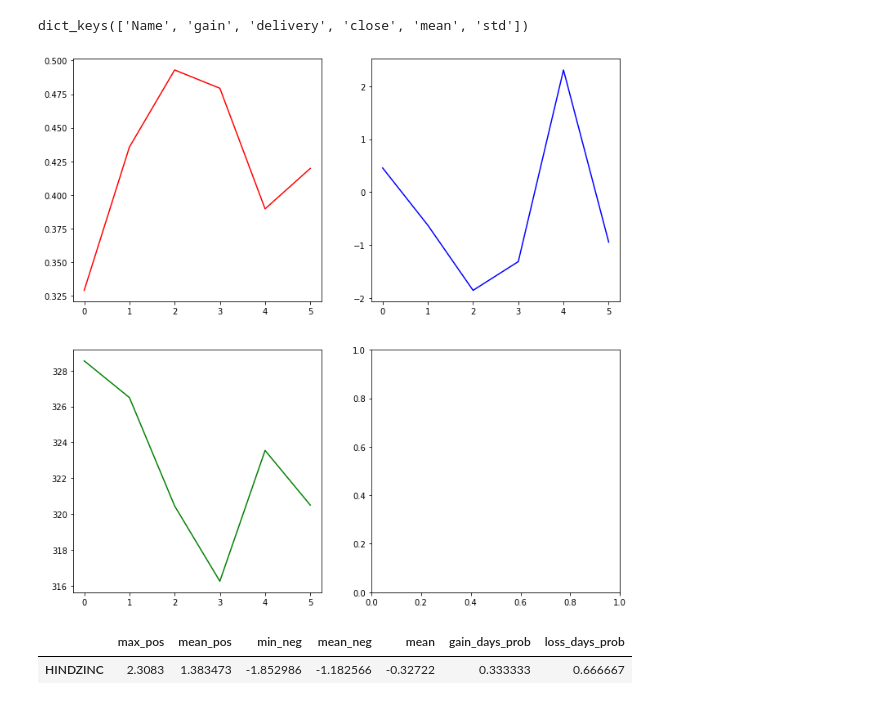
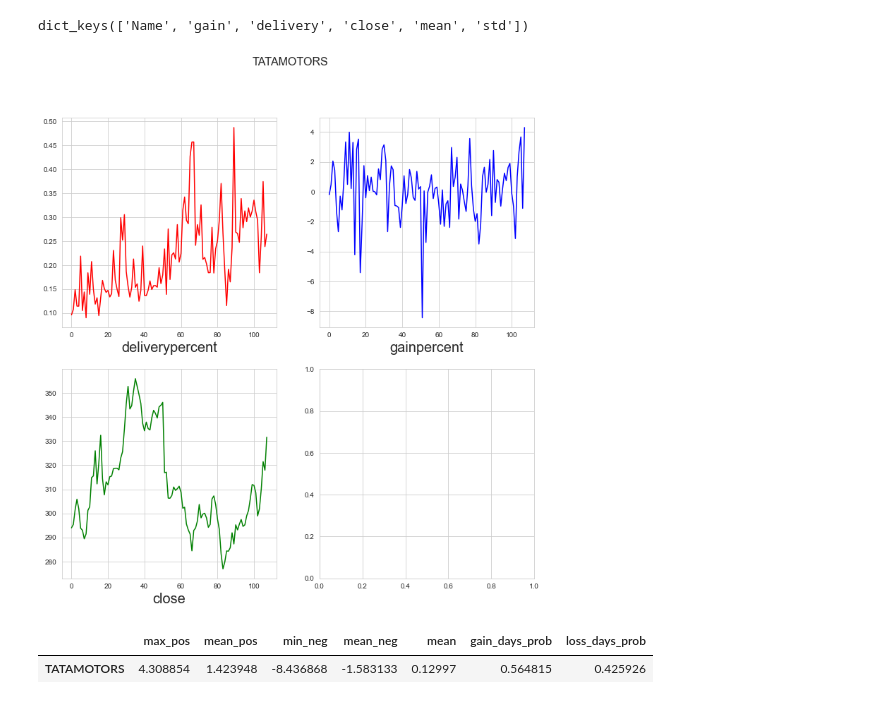
Before and after one commit to rahul21stcentury/StockMarketData, a Jupyter notebook: Analyse.ipynb, the cells around one changed output. Drawn from its saved outputs; the diff is of its cells as text; code cells hidden in the pictures.

Commit message:
Add files via upload
Reuploaded Analyse.ipynb

```diff
--- a/Analyse.ipynb
+++ b/Analyse.ipynb
@@ -14,5 +16,7 @@ stock_codes=list(all_stock_codes.keys())
 # %%
-#stock_codes=['RAJESHEXPO','NITINSPIN']
+stock_codes=['HINDZINC','TATAMOTORS']   ###Put your NSE codes here if you want analyse specific else you can comment it
+## Which will do it for 1400 stocks
+ph_name=stock_codes[0]
 # %%
 stocks={}
 # %%
@@ -20,12 +24,13 @@ from statistics import mean
 from statistics import stdev
 for sym in stock_codes:
     df = get_history(symbol=sym,
-                        start=date(2021,7,21),
-                        end=date(2021,8,1))
+                        start=date(2021,4,21), ###Define Start and End dates
+                        end=date(2021,9,27))
     try:
         obj={'Name':df['Symbol'][0],'gain':[(100/df['Close'][i-1])*(df['Close'][i]-df['Close'][i-1]) for i in range(1,len(df['Close']))],'delivery':[i for i in df['%Deliverble']],'close':[df['Close'][i] for i in range(1,len(df['Close']))]}
         obj['mean']=mean(obj['gain'])
         obj['std']=stdev(obj['gain'])
         stocks[obj['Name']]=obj
     except:
-        print(sym)
+        #print(sym)
+        pass
@@ -131,19 +82,21 @@ factor1='delivery'
 factor2='gain'
 factor3='close'
 # %%
-name='HINDZINC'
+name='TATAMOTORS'   ###INPUT YOUR STOCK NAME HERE
 # %%
 g1=stocks[name][factor1][1:]
 g2=stocks[name][factor2]
 g3=stocks[name][factor3]
 # %%
 fig, ax = plt.subplots(2,2,figsize=(12,12))
-sns.lineplot(ax=ax[0][0],y=g1,x=np.arange(len(g1)),color='red')
-sns.lineplot(ax=ax[0][1],y=g2,x=np.arange(len(g2)),color='blue')
-sns.lineplot(ax=ax[1][0],y=g3,x=np.arange(len(g3)),color='green')
+sns.lineplot(ax=ax[0][0],y=g1,x=np.arange(len(g1)),color='red').set_xlabel(factor1+'percent', fontsize = 20)
+sns.lineplot(ax=ax[0][1],y=g2,x=np.arange(len(g2)),color='blue').set_xlabel(factor2+'percent', fontsize = 20)
+sns.lineplot(ax=ax[1][0],y=g3,x=np.arange(len(g3)),color='green').set_xlabel(factor3, fontsize = 20)
+fig.suptitle(name,fontsize=16)
+sns.set_style("whitegrid")
 plt.show()
 # %% [output]
-[figure, old version]
+[figure, new version]
 # %%
 from statistics import mean
 from statistics import stdev
@@ -174,4 +127,4 @@ tb['loss_days_prob']=loss_days_prob
 tb
 # %% [output]
 |  | max_pos | mean_pos | min_neg | mean_neg | mean | gain_days_prob | loss_days_prob |
-| HINDZINC | 2.3083 | 1.383473 | -1.852986 | -1.182566 | -0.32722 | 0.333333 | 0.666667 |
+| TATAMOTORS | 4.308854 | 1.423948 | -8.436868 | -1.583133 | 0.12997 | 0.564815 | 0.425926 |
```
Also changed, not shown: parts of 8 cells of this notebook.
